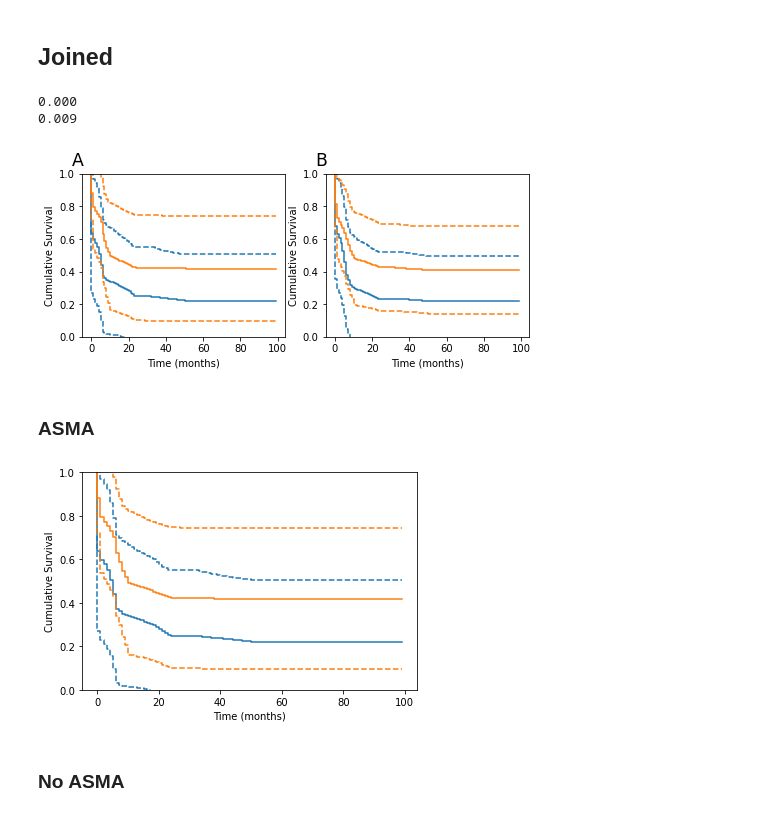
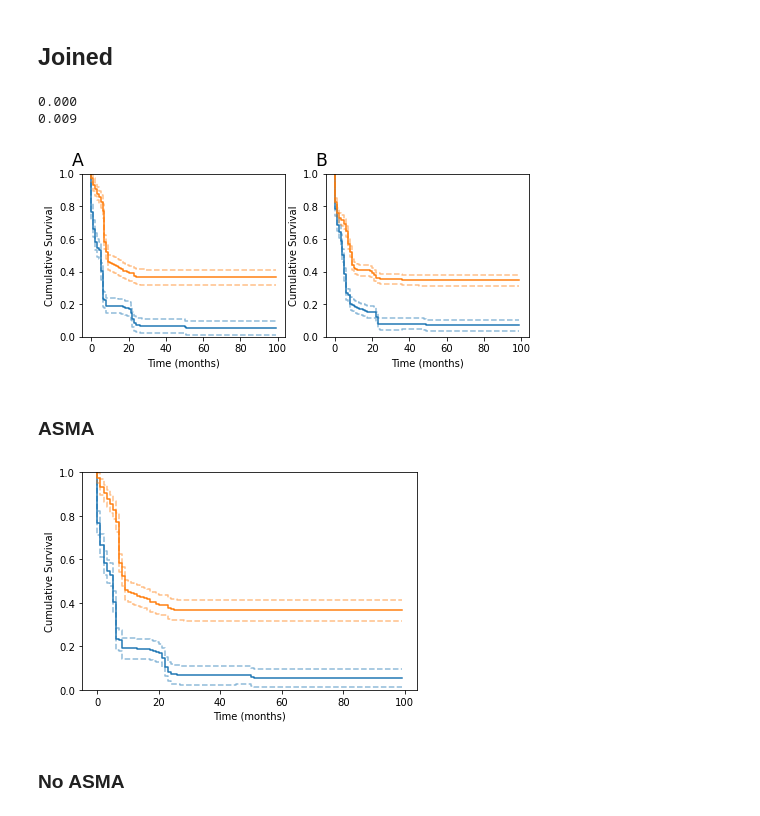
Before and after one commit to c-whitley/PHD, a Jupyter notebook: Prognosis_Plots.ipynb, the cells around one changed output. Cells and saved outputs as stored; diff of their text form; code cells hidden in the pictures.

```diff
--- a/Prognosis_Plots.ipynb
+++ b/Prognosis_Plots.ipynb
@@ -108,4 +108,5 @@ for ax, (name, df) in zip(axes, patients.groupby('1yeardeath')):
 
     df.sort_values(by='ASMA')['ASMA'].hist(ax=ax, bins=3, edgecolor='black', grid=False, histtype='barstacked', rwidth=1.0)
     ax.set_ylabel('Count')
+    ax.set_title(name)
 # %% [output]
@@ -264,13 +287,26 @@ fig, axes = plt.subplots(ncols=3, nrows=2, figsize=(10,6))
 fig.subplots_adjust(wspace=0.2)
 
 for ax, name, let in zip(axes.flatten(), joined_sets.columns, string.ascii_uppercase):
-    ax = sns.boxplot(data=joined_sets.query('Set in ["1yd_ASMA", "1yd_no_ASMA"]').reset_index(), x='Set', y=name, ax=ax)
+    ax = sns.boxplot(data=joined_sets.query('Set in ["1yd_ASMA", "1yd_no_ASMA"]').reset_index()
+    , x='Set'
+    , y=name
+    , ax=ax
+    , whis=1)
     ax.set_xticklabels(['FTIR + ASMA', 'FTIR'])
     ax.set_xlabel(None)
+
     if let in ['A', 'D']:
         ax.set_ylabel('Score')
     else:
         ax.set_ylabel(None)
+
+
+    if let == 'B':
+        ax.set_ylim(-1.1,1.1)
+
+    else:
+        ax.set_ylim(-0.1,1.1)
+
     ax.text(-0.05, 1.05, let, size='large', transform=ax.transAxes)
 
 
@@ -293,13 +329,26 @@ fig, axes = plt.subplots(ncols=3, nrows=2, figsize=(10,6))
 fig.subplots_adjust(wspace=0.2)
 
 for ax, name, let in zip(axes.flatten(), joined_sets.columns, string.ascii_uppercase):
-    ax = sns.boxplot(data=joined_sets.query('Set in ["2yd_ASMA", "2yd_no_ASMA"]').reset_index(), x='Set', y=name, ax=ax)
+    ax = sns.boxplot(data=joined_sets.query('Set in ["2yd_ASMA", "2yd_no_ASMA"]').reset_index()
+    , x='Set'
+    , y=name
+    , ax=ax
+    , whis=1)
     ax.set_xticklabels(['FTIR + ASMA', 'FTIR'])
     ax.set_xlabel(None)
+
     if let in ['A', 'D']:
         ax.set_ylabel('Score')
     else:
         ax.set_ylabel(None)
+
+
+    if let == 'B':
+        ax.set_ylim(-1.1,1.1)
+
+    else:
+        ax.set_ylim(-0.1,1.1)
+
     ax.text(-0.05, 1.05, let, size='large', transform=ax.transAxes)
 
 fig.savefig('./Prognosis_Paper_Plots/Stats_Plots/Stats_Plot_2yeardeath.pdf', bbox_inches='tight')
@@ -382,36 +469,38 @@ fig.savefig('./Prognosis_Paper_Plots/ROC_PR_Curves/2yeardeath.pdf', bbox_inches=
 # %%
 fig, axes = plt.subplots(ncols=2, figsize=(8,3))
 fig.subplots_adjust(wspace=0.2)
 
-for ax, subset, let in zip(axes.flatten(), ['1yd_ASMA', '1yd_no_ASMA'], string.ascii_uppercase):
+cs = ['tab:green', 'tab:red']
+
+for ax, subset, let in zip(axes.flatten(), ['1yd_ASMA', '1yd_no_ASMA'], string.ascii_uppercase, cs):
 
     surv_dict = unfilt_dicts[subset]['Normal LR']
-    km_plots(surv_dict['TSI'], surv_dict['FSI'], axin=ax);
+    km_plots(surv_dict['TSI'], surv_dict['FSI'], axin=ax, ste=True, median=True, );
     ax.text(-0.05, 1.05, let, size='xx-large', transform=ax.transAxes)
 
     p_m = np.array(surv_dict['Survival_P'])[:,1].mean()
     p_std = np.array(surv_dict['Survival_P'])[:,1].std()
     print(f'{p_m:0.3f}')
 
 fig.savefig('./Prognosis_Paper_Plots/Survival/1yeardeath_Joined.pdf', bbox_inches='tight')
 #fig.axes[0].text(0.80, 0.90, f'{p_m:0.7f}', size='x-large', transform=fig.axes[0].transAxes)
 # %% [output]
 0.000
 0.009
-[figure, old version]
+[figure, new version]
 # %% [markdown]
 ### ASMA
 # %%
 surv_dict = unfilt_dicts['1yd_ASMA']['Normal LR']
 
-fig1 = km_plots(surv_dict['TSI'], surv_dict['FSI']);
+fig1 = km_plots(surv_dict['TSI'], surv_dict['FSI'], ste=True, median=True);
 
 p_m = np.array(surv_dict['Survival_P'])[:,1].mean()
 p_std = np.array(surv_dict['Survival_P'])[:,1].std()
 fig.savefig('./Prognosis_Paper_Plots/Survival/1yeardeath_ASMA.pdf', bbox_inches='tight')
 #fig.axes[0].text(0.80, 0.90, f'{p_m:0.7f}', size='x-large', transform=fig.axes[0].transAxes)
 # %% [output]
-[figure, old version]
+[figure, new version]
 # %% [markdown]
 ### No ASMA
 # %%
```
Also changed, not shown: parts of 13 cells of this notebook, 28 other files.
